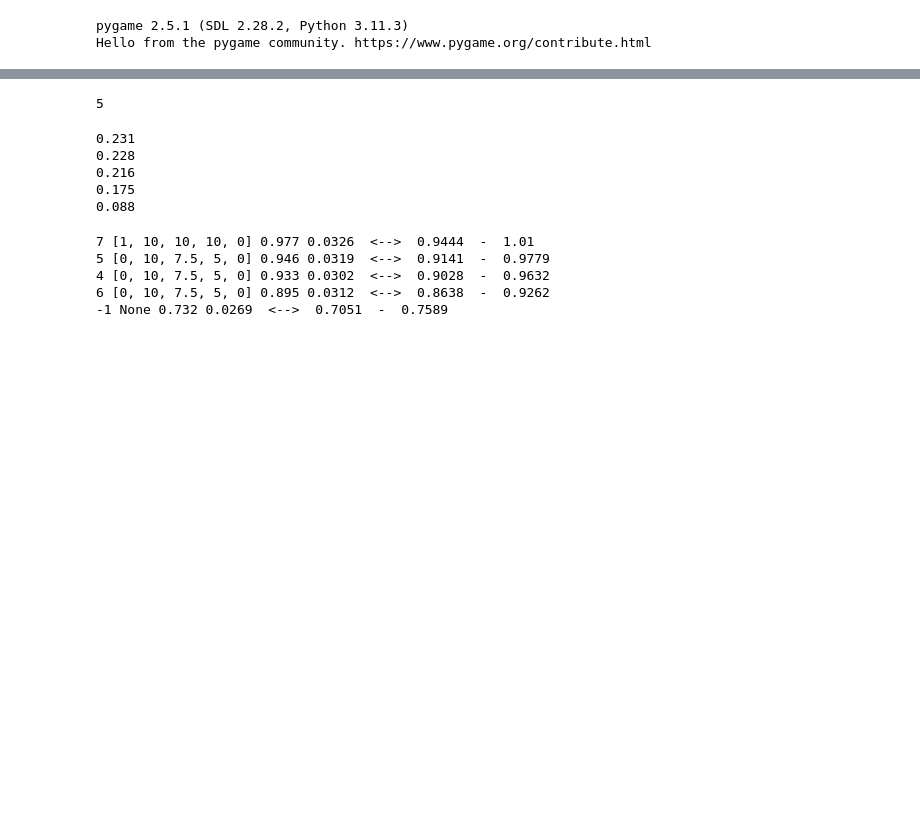
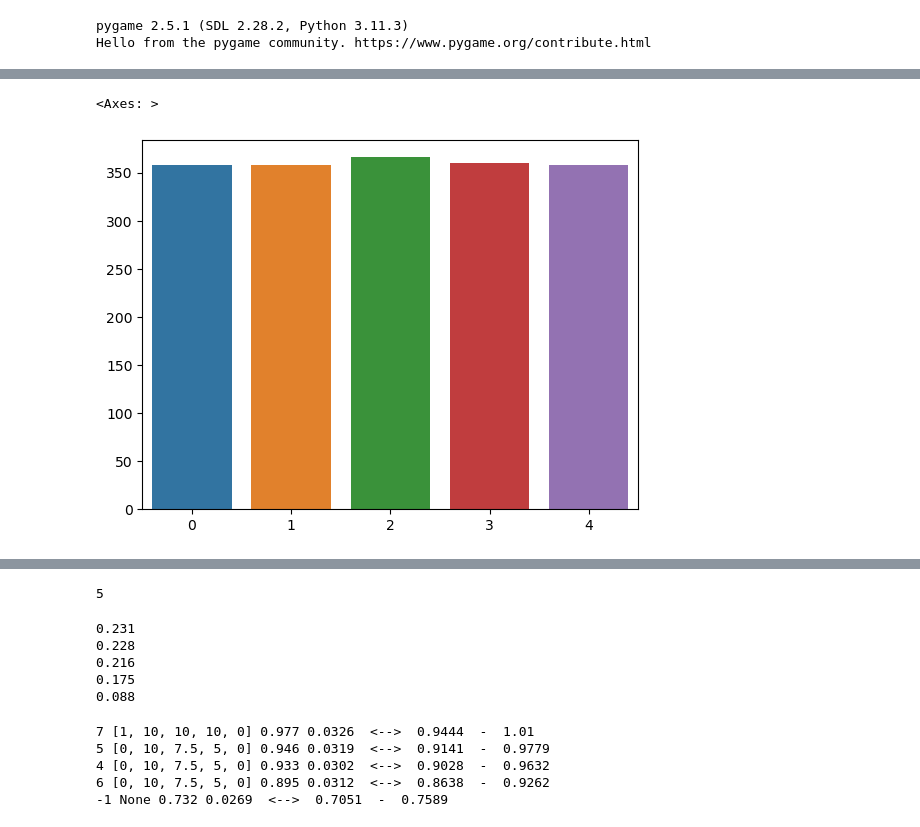
Before and after one commit to CrimsonCognition/VarianceOfBehaviors, a Jupyter notebook: Variance Demo.ipynb, the cells around one changed output, grey strips where cells are left out. Drawn from its saved outputs; the diff is of its cells as text; code cells hidden in the pictures; blank space fills up the shorter version.

```diff
--- a/Variance Demo.ipynb
+++ b/Variance Demo.ipynb
@@ -104,0 +118,4 @@ window_args = [game_window_size, game_window_framerate]
+# %%
+regular = Chooser(5)
+other = Chooser(5, [0,2,1,0,0], 6)
+# Note their action spaces are the same as that is dictated by the game
@@ -104,0 +124,15 @@ window_args = [game_window_size, game_window_framerate]
+# %%
+reg_counts = np.zeros(5, dtype="int32")
+other_counts = np.zeros(5, dtype="int32")
+
+num_samps = 100 * 1000
+
+for i in range(num_samps):  # We are counting each time a certaina action is returned
+    reg_counts[regular.get_random_action()] += 1
+    other_counts[other.get_random_action()] += 1
+
+
+fig, axs = plt.subplots(ncols=2)
+choice = np.random.randint(0,2)
+sns.barplot(x=np.arange(5), y=reg_counts, ax=axs[choice])
+sns.barplot(x=np.arange(5), y=other_counts, ax=axs[~choice])
@@ -104,0 +162,36 @@ window_args = [game_window_size, game_window_framerate]
+# %%
+q_animate = Queue()
+game = explore.ExploreGame(21, False, False, 0)
+q_animate.put((game.generate_frame(), game.get_trace()))
+view_args = [q_animate, "Explore", 5, 20, 21, 600, 30]
+viewer = Process(target=explore.launch_viewer, args=view_args)
+viewer.start()
+time.sleep(2)
+
+pos = np.random.randint(0, 5)
+length = np.random.randint(1,10)
+count = 0
+switched = 0
+tracking = np.zeros(5)
+
+
+for i in range(30*60):
+    game.update(pos)
+    tracking[pos] += 1
+    q_animate.put((game.generate_frame(), game.get_trace()))
+    count += 1
+    if count >= length:
+        pos = (pos + 1)%5
+        switched += 1
+        count = 0
+    if switched == 5:
+        pos = np.random.randint(0, 5)
+        length = np.random.randint(1,11)
+        count = 0
+        switched = 0
+    time.sleep(1/60)
+q_animate.put("kill")
+sns.barplot(x = np.arange(5), y=tracking)
+# %% [output]
+<Axes: >
+[figure, added]
```
Also changed, not shown: parts of 28 cells of this notebook.
